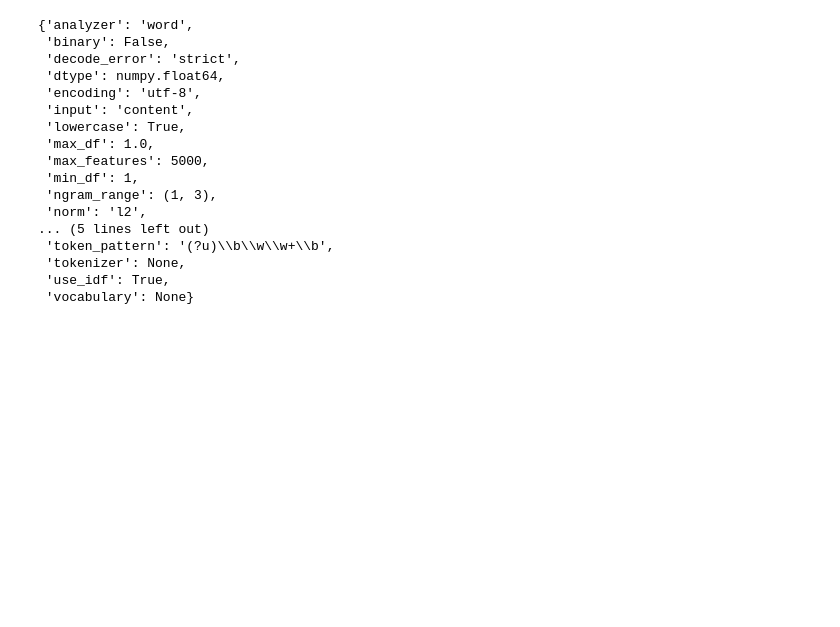
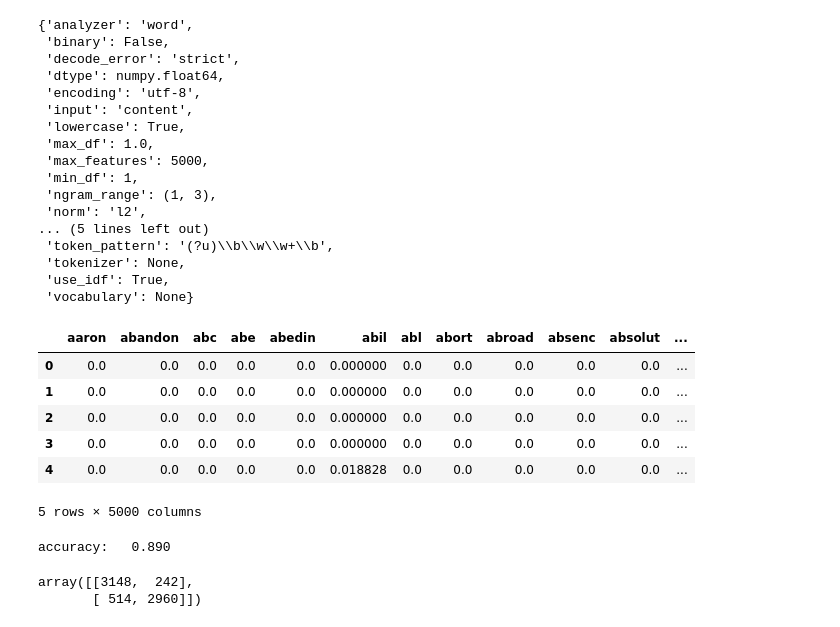
Before and after one commit to adi-dev-vikram/Fake-news-classifier, a Jupyter notebook: DataAnalysisOnFakeNews.ipynb, the cells around one changed output. Saved outputs shown, nothing was run; the diff lists cells and outputs as text; code cells hidden in the pictures; blank space fills up the shorter version.

```diff
--- a/DataAnalysisOnFakeNews.ipynb
+++ b/DataAnalysisOnFakeNews.ipynb
@@ -155,3 +160,15 @@ tfidf_v.get_feature_names()[:20]
  'tokenizer': None,
  'use_idf': True,
  'vocabulary': None}
+# %%
+tf_df=pd.DataFrame(X_train, columns=tfidf_v.get_feature_names())
+# %%
+tf_df.head()
+# %% [output]
+|  | aaron | abandon | abc | abe | abedin | abil | abl | abort | abroad | absenc | absolut | ... |
+| 0 | 0.0 | 0.0 | 0.0 | 0.0 | 0.0 | 0.000000 | 0.0 | 0.0 | 0.0 | 0.0 | 0.0 | ... |
+| 1 | 0.0 | 0.0 | 0.0 | 0.0 | 0.0 | 0.000000 | 0.0 | 0.0 | 0.0 | 0.0 | 0.0 | ... |
+| 2 | 0.0 | 0.0 | 0.0 | 0.0 | 0.0 | 0.000000 | 0.0 | 0.0 | 0.0 | 0.0 | 0.0 | ... |
+| 3 | 0.0 | 0.0 | 0.0 | 0.0 | 0.0 | 0.000000 | 0.0 | 0.0 | 0.0 | 0.0 | 0.0 | ... |
+| 4 | 0.0 | 0.0 | 0.0 | 0.0 | 0.0 | 0.018828 | 0.0 | 0.0 | 0.0 | 0.0 | 0.0 | ... |
+5 rows × 5000 columns
@@ -157,0 +183,11 @@ tfidf_v.get_feature_names()[:20]
+# %%
+classifier.fit(X_train, y_train)
+pred = classifier.predict(X_test)
+score = metrics.accuracy_score(y_test, pred)
+print("accuracy:   %0.3f" % score)
+cm = metrics.confusion_matrix(y_test, pred)
+cm
+# %% [output]
+accuracy:   0.890
+array([[3148,  242],
+       [ 514, 2960]])
```
Also changed, not shown: parts of 8 cells of this notebook.
